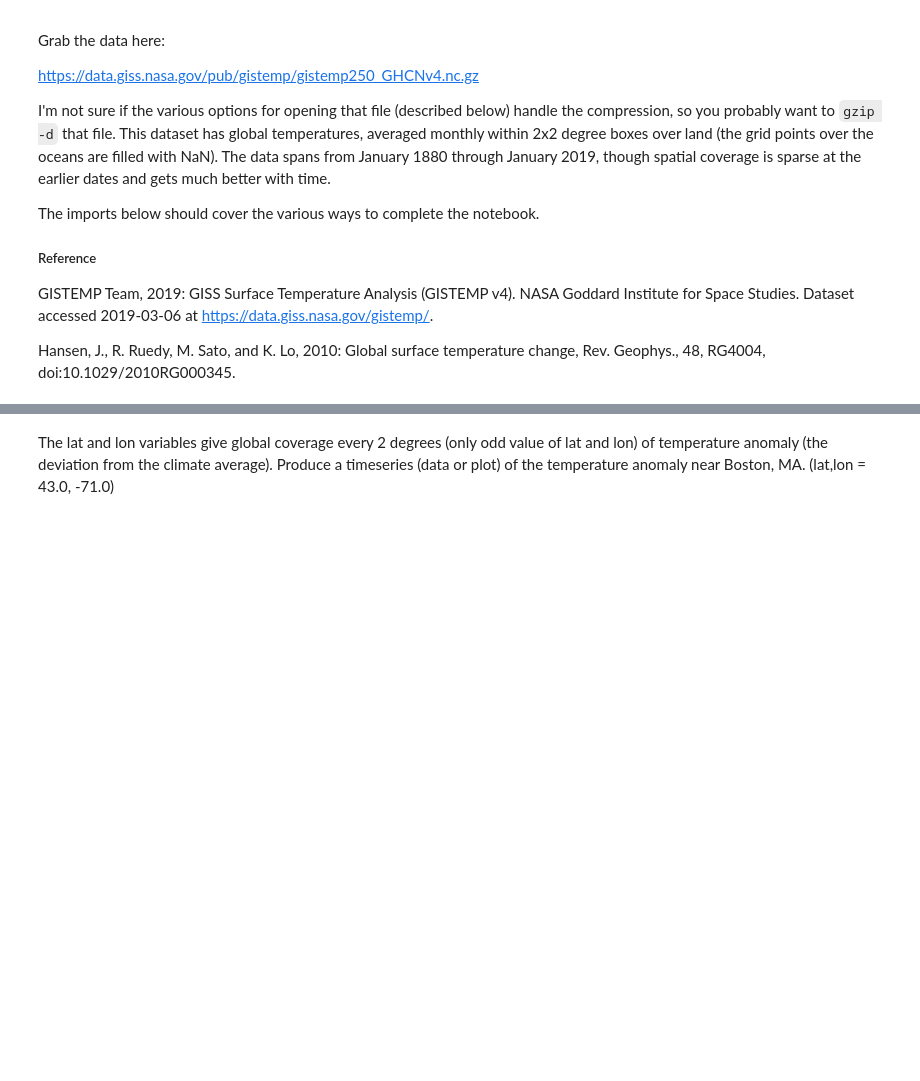
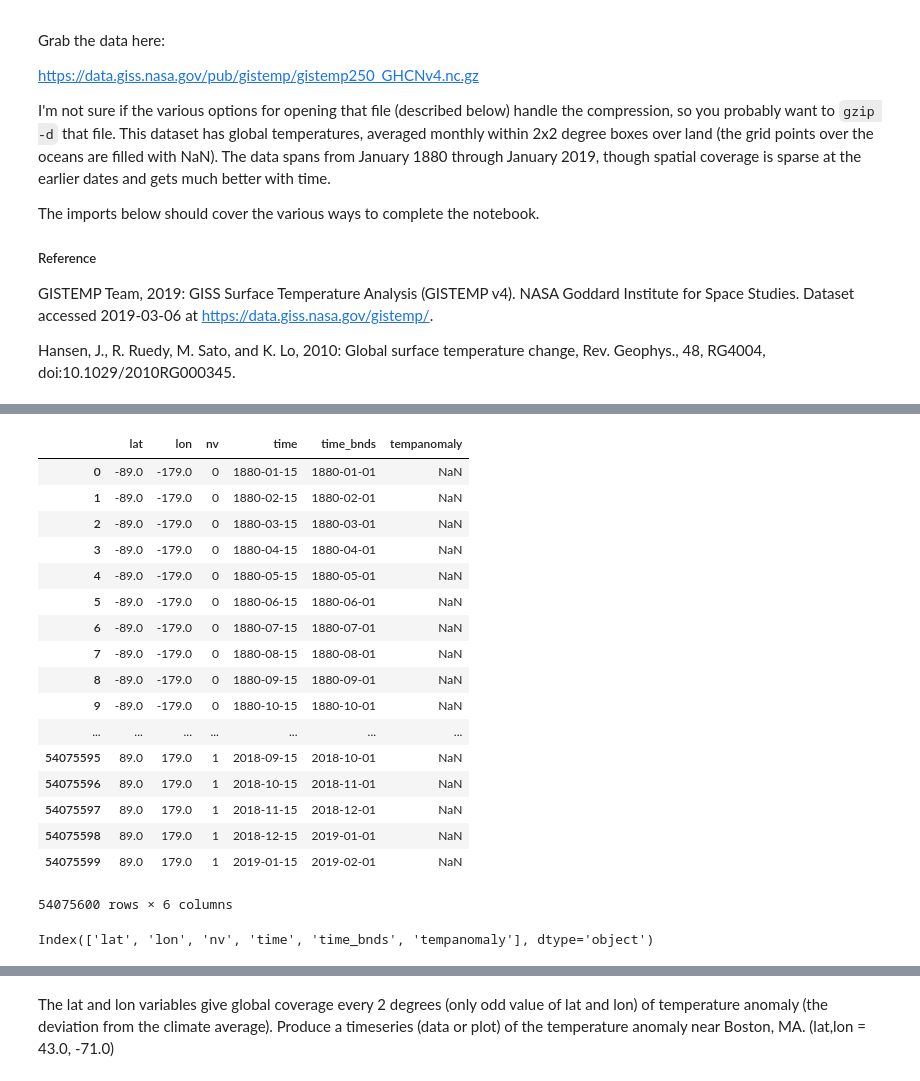
Before and after one commit to nswarr/python-data-analysis-crash-course, a Jupyter notebook: 01-Pandas/Chapter 6 and 7.ipynb, the cells around one changed output, grey strips where cells are left out. Drawn from its saved outputs; the diff is of its cells as text; code cells hidden in the pictures; blank space fills up the shorter version.

```diff
--- a/01-Pandas/Chapter 6 and 7.ipynb
+++ b/01-Pandas/Chapter 6 and 7.ipynb
@@ -27,7 +27,7 @@ sns.set()
 from pandas.plotting import register_matplotlib_converters
 register_matplotlib_converters()
 # %%
-datafile_nc4 =  "/home/casey/Downloads/gistemp250_GHCNv4.nc"
+datafile_nc4 =  "/Users/nswarr/Downloads/gistemp250_GHCNv4.nc"
 # %% [markdown]
 ### Working with a netCDF4 data file
 
@@ -45,0 +162,3 @@ Index(['lat', 'lon', 'time', 'tempanomaly'], dtype='object')
+# %%
+ds = xr.open_dataset(datafile_nc4)
+df = ds.to_dataframe()
@@ -45,0 +212,22 @@ Index(['lat', 'lon', 'time', 'tempanomaly'], dtype='object')
+# %%
+df2 = df.reset_index()
+df2
+# %% [output]
+|  | lat | lon | nv | time | time_bnds | tempanomaly |
+| 0 | -89.0 | -179.0 | 0 | 1880-01-15 | 1880-01-01 | NaN |
+| 1 | -89.0 | -179.0 | 0 | 1880-02-15 | 1880-02-01 | NaN |
+| 2 | -89.0 | -179.0 | 0 | 1880-03-15 | 1880-03-01 | NaN |
+| 3 | -89.0 | -179.0 | 0 | 1880-04-15 | 1880-04-01 | NaN |
+| 4 | -89.0 | -179.0 | 0 | 1880-05-15 | 1880-05-01 | NaN |
+| 5 | -89.0 | -179.0 | 0 | 1880-06-15 | 1880-06-01 | NaN |
+| 6 | -89.0 | -179.0 | 0 | 1880-07-15 | 1880-07-01 | NaN |
+| 7 | -89.0 | -179.0 | 0 | 1880-08-15 | 1880-08-01 | NaN |
+| 8 | -89.0 | -179.0 | 0 | 1880-09-15 | 1880-09-01 | NaN |
+| 9 | -89.0 | -179.0 | 0 | 1880-10-15 | 1880-10-01 | NaN |
+| ... | ... | ... | ... | ... | ... | ... |
+| 54075595 | 89.0 | 179.0 | 1 | 2018-09-15 | 2018-10-01 | NaN |
+| 54075596 | 89.0 | 179.0 | 1 | 2018-10-15 | 2018-11-01 | NaN |
+| 54075597 | 89.0 | 179.0 | 1 | 2018-11-15 | 2018-12-01 | NaN |
+| 54075598 | 89.0 | 179.0 | 1 | 2018-12-15 | 2019-01-01 | NaN |
+| 54075599 | 89.0 | 179.0 | 1 | 2019-01-15 | 2019-02-01 | NaN |
+54075600 rows × 6 columns
@@ -45,0 +236,4 @@ Index(['lat', 'lon', 'time', 'tempanomaly'], dtype='object')
+# %%
+df2.columns
+# %% [output]
+Index(['lat', 'lon', 'nv', 'time', 'time_bnds', 'tempanomaly'], dtype='object')
```
Also changed, not shown: parts of 31 cells of this notebook, 1 other file.
